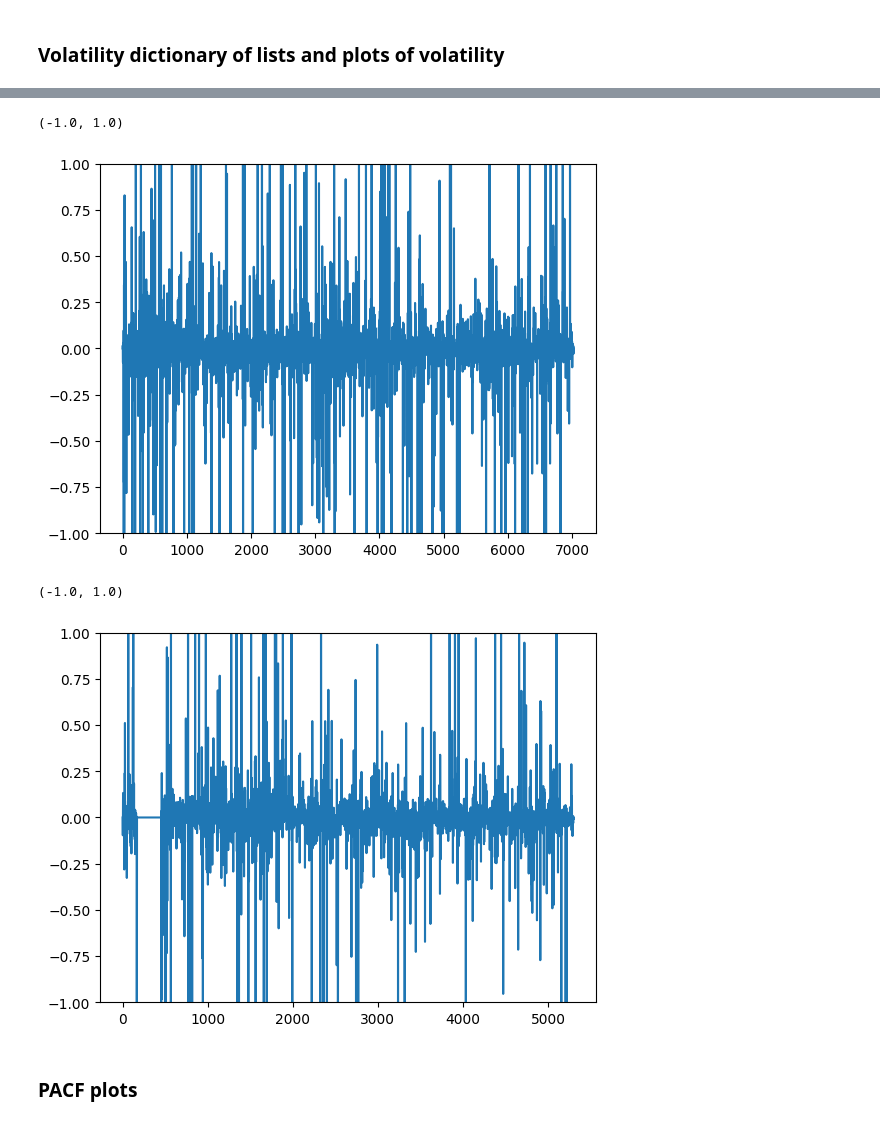
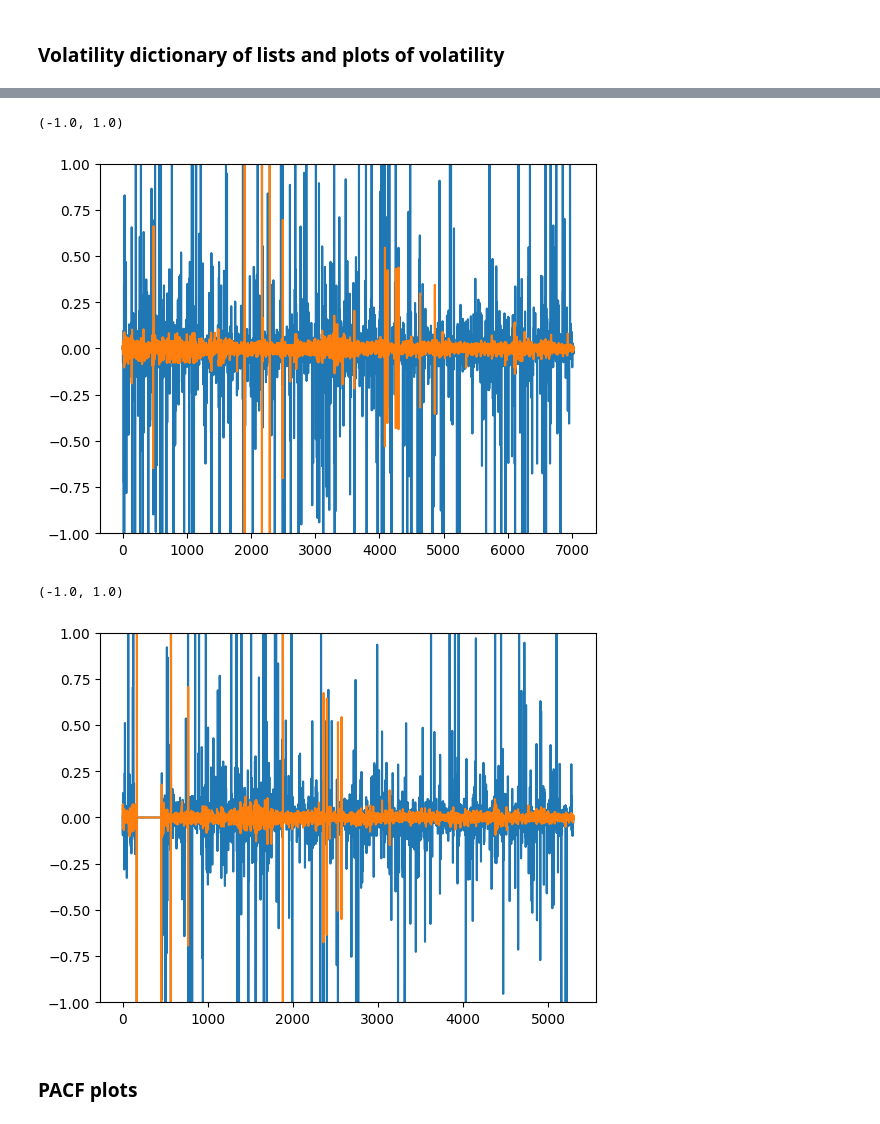
Before and after one commit to Gauranga2022/Time-Series-analysis, a Jupyter notebook: Stock_Price_Volatility_Prediction.ipynb, the cells around one changed output, grey strips where cells are left out. Drawn from its saved outputs; the diff is of its cells as text; code cells hidden in the pictures.

```diff
--- a/Stock_Price_Volatility_Prediction.ipynb
+++ b/Stock_Price_Volatility_Prediction.ipynb
@@ -236,15 +238,17 @@ plt.ylim(-1,1)
 # %%
 plt.plot(vols[3])
+plt.plot(log_ret[3])
 plt.ylim(-1,1)
 # %% [output]
 (-1.0, 1.0)
-[figure, old version]
+[figure, new version]
 # %%
 plt.plot(vols[4])
+plt.plot(log_ret[4])
 plt.ylim(-1, 1)
 # %% [output]
 (-1.0, 1.0)
-[figure, old version]
+[figure, new version]
 # %% [markdown]
 ### PACF plots
 # %%
```
Also changed, not shown: parts of 2 cells of this notebook.
